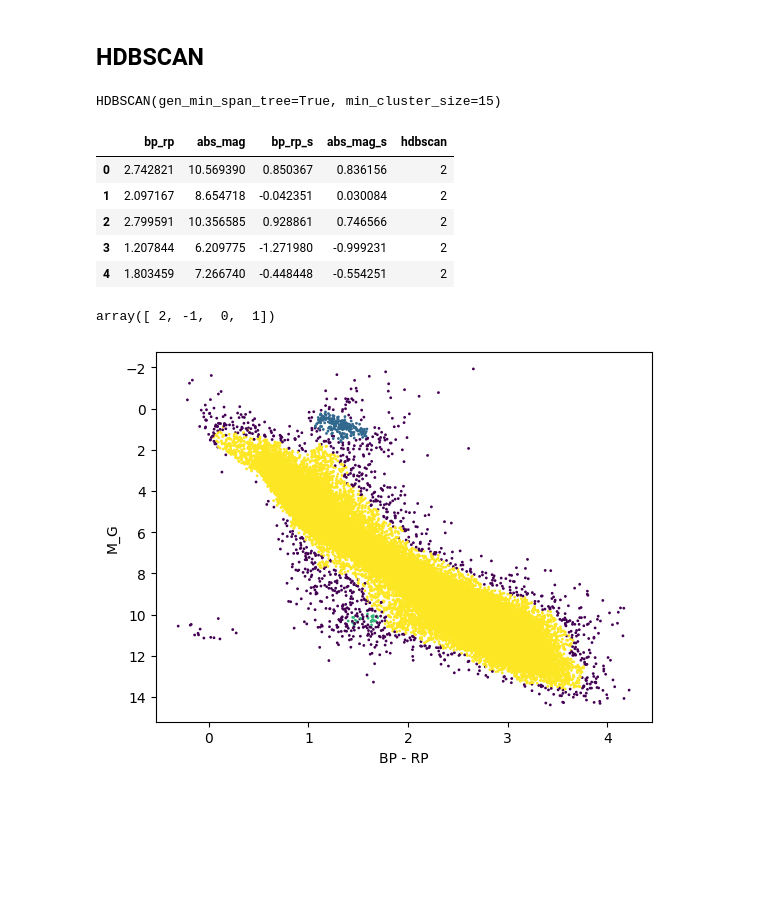
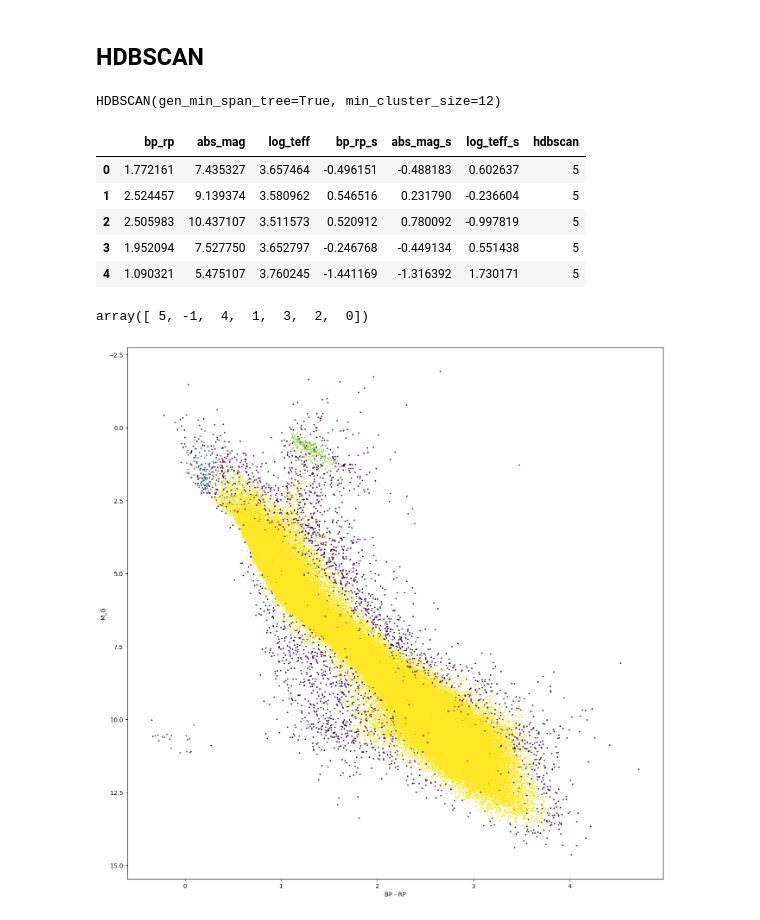
Before and after one commit to marceloavlopes/Diagrama-HR-e-Clustering, a Jupyter notebook: Diagrama_HR_clustering.ipynb, the cells around one changed output. Cells and saved outputs as stored; diff of their text form; code cells hidden in the pictures; blank space fills up the shorter version.

Commit message:
Teste com 3 variáveis no HDBSCAN

```diff
--- a/Diagrama_HR_clustering.ipynb
+++ b/Diagrama_HR_clustering.ipynb
@@ -469,38 +113,39 @@ import hdbscan
 # %%
 dados = pd.read_csv("dados_estrelas_sample2.csv")
 
-dados = dados[["bp_rp", "abs_mag"]]
+dados["log_teff"] = np.log10(dados["teff_gspphot"])
+dados = dados[["bp_rp", "abs_mag", "log_teff"]]
 
 scaler = StandardScaler()
-dados[["bp_rp_s", "abs_mag_s"]] = scaler.fit_transform(dados[["bp_rp", "abs_mag"]])
+dados[["bp_rp_s", "abs_mag_s", "log_teff_s"]] = scaler.fit_transform(dados[["bp_rp", "abs_mag", "log_teff"]])
 # %% [markdown]
 ## HDBSCAN
 # %%
-cluster_hdbscan = hdbscan.HDBSCAN(min_cluster_size=15, gen_min_span_tree=True)
-cluster_hdbscan.fit(dados[["bp_rp_s", "abs_mag_s"]])
+cluster_hdbscan = hdbscan.HDBSCAN(min_cluster_size=12, gen_min_span_tree=True)
+cluster_hdbscan.fit(dados[["bp_rp_s", "abs_mag_s", "log_teff_s"]])
 # %% [output]
-HDBSCAN(gen_min_span_tree=True, min_cluster_size=15)
+HDBSCAN(gen_min_span_tree=True, min_cluster_size=12)
 # %%
 dados["hdbscan"] = cluster_hdbscan.labels_
 
 dados.head()
 # %% [output]
-|  | bp_rp | abs_mag | bp_rp_s | abs_mag_s | hdbscan |
-| 0 | 2.742821 | 10.569390 | 0.850367 | 0.836156 | 2 |
-| 1 | 2.097167 | 8.654718 | -0.042351 | 0.030084 | 2 |
-| 2 | 2.799591 | 10.356585 | 0.928861 | 0.746566 | 2 |
-| 3 | 1.207844 | 6.209775 | -1.271980 | -0.999231 | 2 |
-| 4 | 1.803459 | 7.266740 | -0.448448 | -0.554251 | 2 |
+|  | bp_rp | abs_mag | log_teff | bp_rp_s | abs_mag_s | log_teff_s | hdbscan |
+| 0 | 1.772161 | 7.435327 | 3.657464 | -0.496151 | -0.488183 | 0.602637 | 5 |
+| 1 | 2.524457 | 9.139374 | 3.580962 | 0.546516 | 0.231790 | -0.236604 | 5 |
+| 2 | 2.505983 | 10.437107 | 3.511573 | 0.520912 | 0.780092 | -0.997819 | 5 |
+| 3 | 1.952094 | 7.527750 | 3.652797 | -0.246768 | -0.449134 | 0.551438 | 5 |
+| 4 | 1.090321 | 5.475107 | 3.760245 | -1.441169 | -1.316392 | 1.730171 | 5 |
 # %%
 dados["hdbscan"].unique()
 # %% [output]
-array([ 2, -1,  0,  1])
+array([ 5, -1,  4,  1,  3,  2,  0])
 # %%
-plt.figure()
-plt.scatter(dados["bp_rp"], dados["abs_mag"], c = dados["hdbscan"], s=1)
+plt.figure(figsize=(16, 16))
+plt.scatter(dados["bp_rp"], dados["abs_mag"], c = dados["hdbscan"], s=2)
 plt.gca().invert_yaxis()
 plt.xlabel("BP - RP")
 plt.ylabel("M_G")
 plt.show()
 # %% [output]
-[figure, old version]
+[figure, new version]
```
Also changed, not shown: parts of 38 cells of this notebook, 1 other file.
